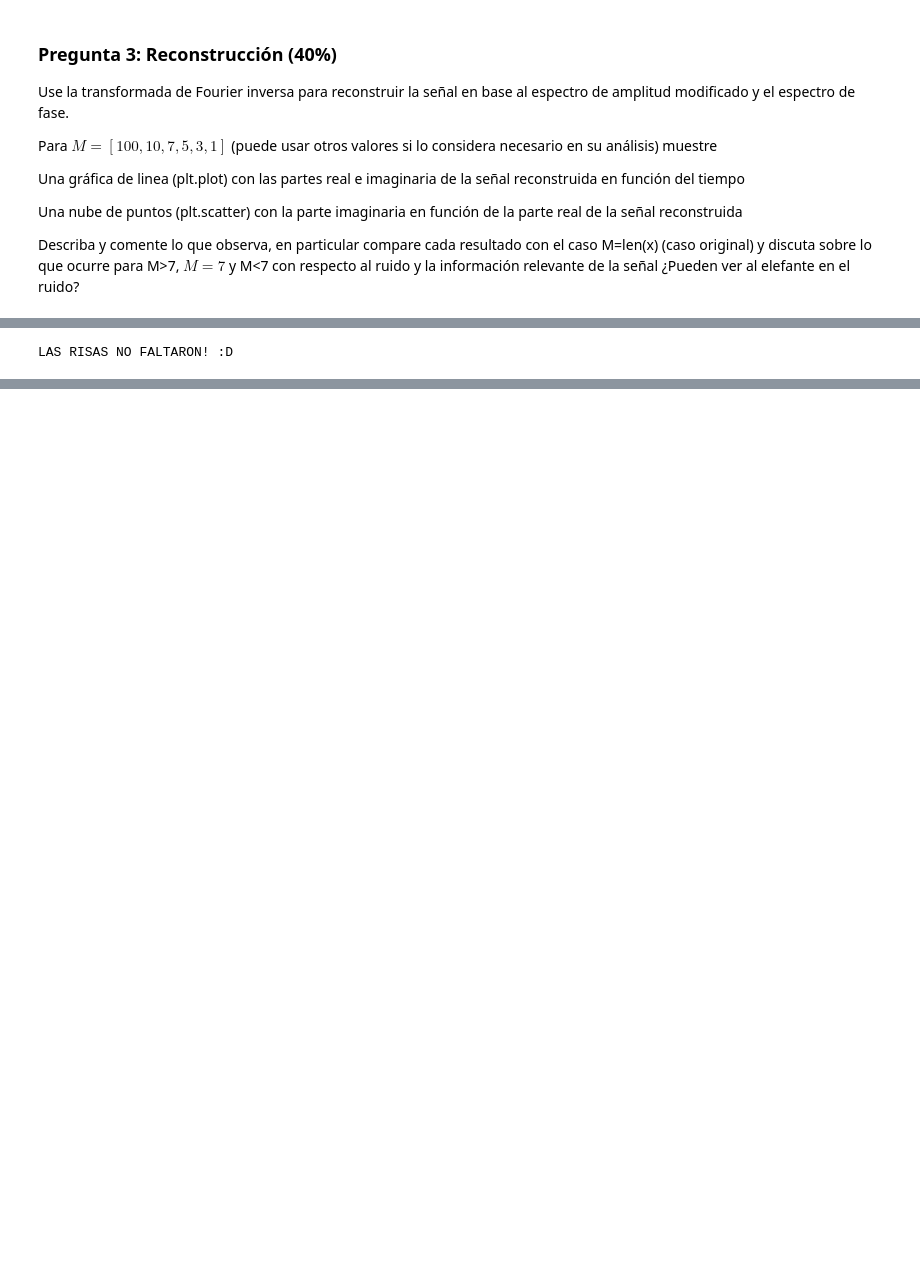
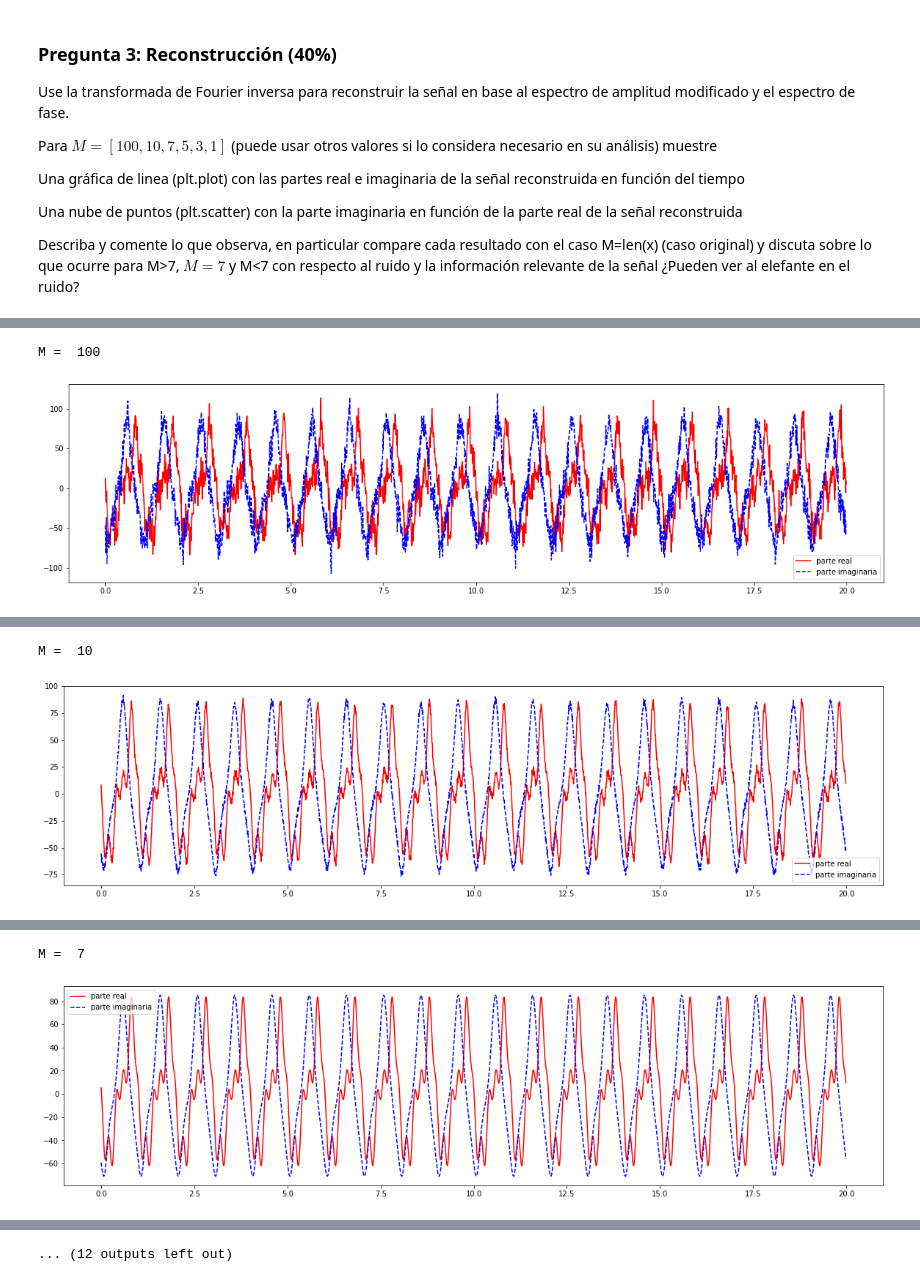
Before and after one commit to WildBenito/ElefanteRuidoso, a Jupyter notebook: TrabajoAnálisis_Benito_Monica.ipynb, the cells around one changed output, grey strips where cells are left out. Saved outputs shown, nothing was run; the diff lists cells and outputs as text; code cells hidden in the pictures; blank space fills up the shorter version.

```diff
--- a/TrabajoAnálisis_Benito_Monica.ipynb
+++ b/TrabajoAnálisis_Benito_Monica.ipynb
@@ -120,13 +128,14 @@ def analisisFourier (Fs, x):
 
     tiempo = np.arange(0, segundos, step=1./frecuenciaMuestreo);
 
-    frecuencia = sfft.fftshift(sfft.fftfreq(muestras, d=1./frecuenciaMuestreo))
-    Sd = sfft.fftshift(sfft.fft(x));
+    frecuencia = sfft.fftfreq(muestras, d=1./frecuenciaMuestreo)
+    Sd = sfft.fft(x);
 
     espectroAmplitud = np.absolute(Sd)
     espectroFase = np.angle(Sd)
 
     return espectroAmplitud, espectroFase, frecuencia
+
 
 #Guardamos los valores retornados de nuestra funcion en variables
 espectroAmplitud, espectroFase, frecuencia = analisisFourier(Fs,x)
@@ -137,10 +146,12 @@ sourced = ColumnDataSource(data=dict(SAd=espectroAmplitud/100, SPd=espectroFase,
 p4 = Figure(plot_width=900, plot_height=200)
 p4.line('fd', 'SAd', source=sourced, line_width=3, line_alpha=0.75)
 p4.xaxis[0].axis_label = 'Frecuencia [Hz]'
+p4.yaxis[0].axis_label = 'Espectro Amplitud'
 
 p5 = Figure(plot_width=900, plot_height=200)
 p5.line('fd', 'SPd', source=sourced, line_width=3, line_alpha=0.75)
 p5.xaxis[0].axis_label = 'Frecuencia [Hz]'
+p5.yaxis[0].axis_label = 'Espectro Fase'
 
 #Muestra las gráficas
 show(column(p4,p5))
@@ -158,27 +168,30 @@ def espectroMagnitudModificado (M):
 
     for x in range (2000):
         if (x in mask) == True:
-            espammod.append(espectroAmplitud[x]/100)
+            espammod.append(espectroAmplitud[x])
         else:
             espammod.append(0)
 
     return espammod, mask
 
+
 #Con respecto a M=7
 eam,mask = espectroMagnitudModificado(7)
 
+eams = np.array(eam)
 
-sourcede = ColumnDataSource(data=dict(eam=eam, fr=frecuencia))
+sourcede = ColumnDataSource(data=dict(eam=eams/100, fr=frecuencia))
 
 p6 = Figure(plot_width=900, plot_height=200)
 p6.line('fr', 'eam', source=sourcede)
 p6.xaxis[0].axis_label = 'Frecuencia [Hz]'
+p6.yaxis[0].axis_label = 'Espectro Amplitud Modificado'
 
 show(p6)
 
 #Ordenar los arreglos
 
-amplitud = espectroAmplitud[mask]/100
+amplitud = espectroAmplitud[mask]
 amplitudes = sorted(amplitud,reverse=True)
 largo = len(amplitud)
 fase = espectroFase[mask]
@@ -258,4 +241,33 @@ plt.show()
-# %%
-print("LAS RISAS NO FALTARON! :D")
-# %% [output]
-LAS RISAS NO FALTARON! :D
+# %%
+def transformadaInversa (eam):
+    inv = sfft.ifft(eams*np.exp(1j*SP)); #Se utiliza el arreglo numpy ya dado
+
+    #CREACION DE ARREGLOS DE LAS PARTES REALES E IMAGINARIAS DE LOS VALORES EN X
+    rea = np.array(inv.real)
+    ima = np.array(inv.imag)
+    return rea,ima
+
+
+M = [100,10,7,5,3,1]
+
+for x in range(len(M)):
+
+    print("M = ", M[x])
+    eam,mask = espectroMagnitudModificado(M[x])
+    eams = np.array(eam)
+    rea,ima = transformadaInversa(eam)
+
+    plt.figure(figsize=(20,5))
+    plt.plot(t, rea, 'r-', t, ima, 'b--')
+    plt.legend(('parte real', 'parte imaginaria'))
+    plt.show()
+
+    sourcep = ColumnDataSource(data=dict(t=t,r=rea,i=ima))
+    p9 = Figure(plot_width=400, plot_height=200)
+    p9.scatter('i', 'r', source=sourcep)
+    p9.xaxis[0].axis_label = 'Parte Imaginaria'
+    p9.yaxis[0].axis_label = 'Parte Real'
+    show(p9)
+# %% [output]
+M =  100
+[figure, added]
@@ -261,0 +276,2 @@ LAS RISAS NO FALTARON! :D
+M =  10
+[figure, added]
@@ -261,0 +280,2 @@ LAS RISAS NO FALTARON! :D
+M =  7
+[figure, added]
@@ -261,0 +284 @@ LAS RISAS NO FALTARON! :D
+... (12 outputs left out)
```
Also changed, not shown: parts of 11 cells of this notebook.
